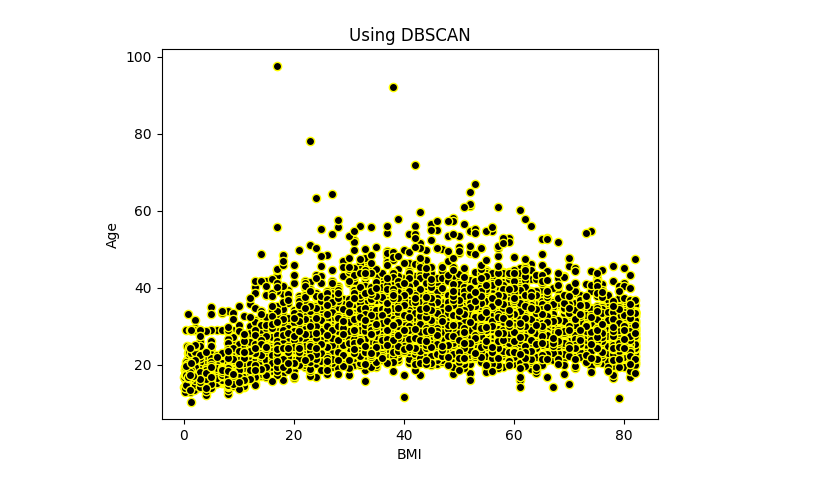
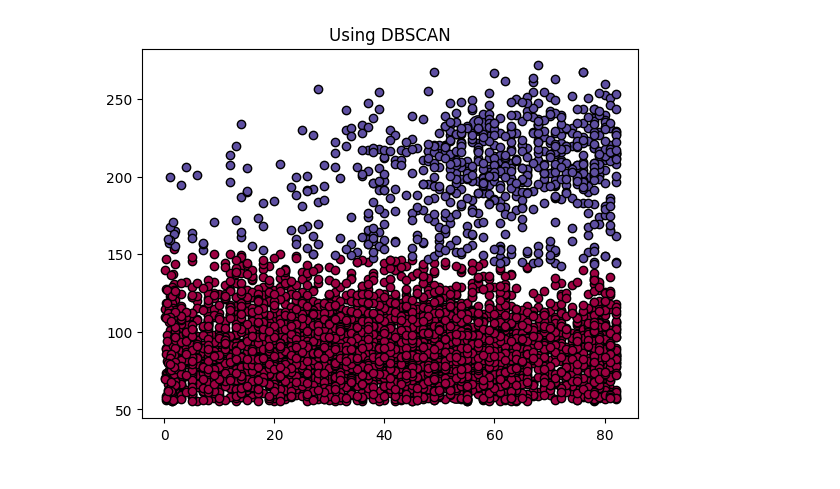
Before and after one commit to fl-sll/FODS-Quiz, a Jupyter notebook: Projects/DSFP.ipynb, the cells around one changed output. Saved outputs shown, nothing was run; the diff lists cells and outputs as text; code cells hidden in the pictures.

```diff
--- a/Projects/DSFP.ipynb
+++ b/Projects/DSFP.ipynb
@@ -78,7 +71,7 @@ max        97.600000
 Name: 7, dtype: float64
 # %%
 # imputer = SimpleImputer()
-x = df.iloc[:,[1,7,8]]
+x = df.iloc[:,[1,6,7,8]]
 x = imputer.fit_transform(x)
 x = np.array(x)
 x
@@ -182,15 +145,17 @@ weighted avg       0.90      0.95      0.93      5110
 # %%
-db = DBSCAN(eps=0.3, min_samples=10).fit(x)
+x1 = x[:,[0,2,3]]
+
+db = DBSCAN(eps=0.3, min_samples=10).fit(x1)
 labels = db.labels_
+
+print(labels)
 
 n_clusters_ = len(set(labels)) - (1 if -1 in labels else 0)
 n_noise_ = list(labels).count(-1)
 
-class_report = metrics.classification_report(y, labels)
-accuracy = metrics.accuracy_score(y, labels)
+silhouette = metrics.silhouette_score(y.reshape(-1,1),labels)
 
 print(f"Estimated number of clusters: {n_clusters_}")
 print(f"Estimated number of noise points: {n_noise_}")
-print(class_report)
-print(accuracy)
+print(f'Silhouette Score: {silhouette}')
 # %% [output]
@@ -222,42 +168,40 @@ unique_labels = set(labels)
 core_samples_mask = np.zeros_like(labels, dtype=bool)
 core_samples_mask[db.core_sample_indices_] = True
 
-x1 = x[:,[0,1]]
 
 colors = [plt.cm.Spectral(each) for each in np.linspace(0, 1, len(unique_labels))]
 for k, col in zip(unique_labels, colors):
     if k == -1:
         # Black used for noise.
         col = [0, 0, 0, 1]
 
     class_member_mask = labels == k
 
-    xy = x1[class_member_mask & core_samples_mask]
+    xy = x[class_member_mask & core_samples_mask]
     plt.plot(
         xy[:, 0],
         xy[:, 1],
         "o",
         markerfacecolor=tuple(col),
-        markeredgecolor="green",
+        markeredgecolor="k",
         markersize=14,
     )
 
-    xy = x1[class_member_mask & ~core_samples_mask]
+    xy = x[class_member_mask & ~core_samples_mask]
     plt.plot(
         xy[:, 0],
         xy[:, 1],
         "o",
         markerfacecolor=tuple(col),
-        markeredgecolor="yellow",
+        markeredgecolor="k",
         markersize=6,
     )
 
 plt.title("Using DBSCAN")
-plt.xlabel("BMI")
-plt.ylabel("Age")
+
 plt.show()
 # %% [output]
-[figure, old version]
+[figure, new version]
 # %%
 bandwidth = estimate_bandwidth(x, quantile=0.2,n_samples=500)
 ms = MeanShift(bandwidth=bandwidth, bin_seeding=True)
```
Also changed, not shown: parts of 16 cells of this notebook.
